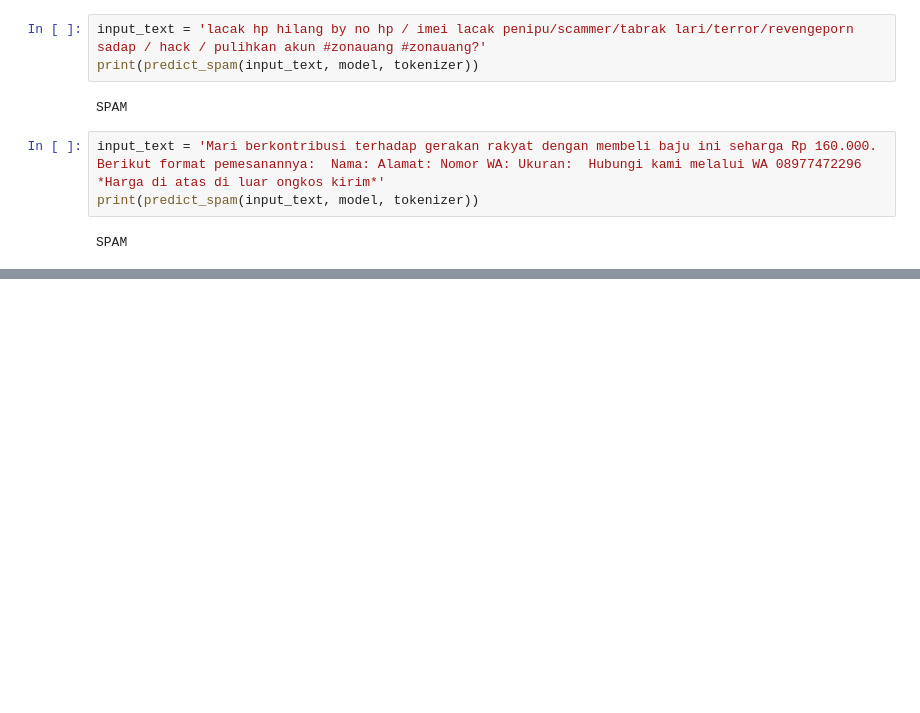
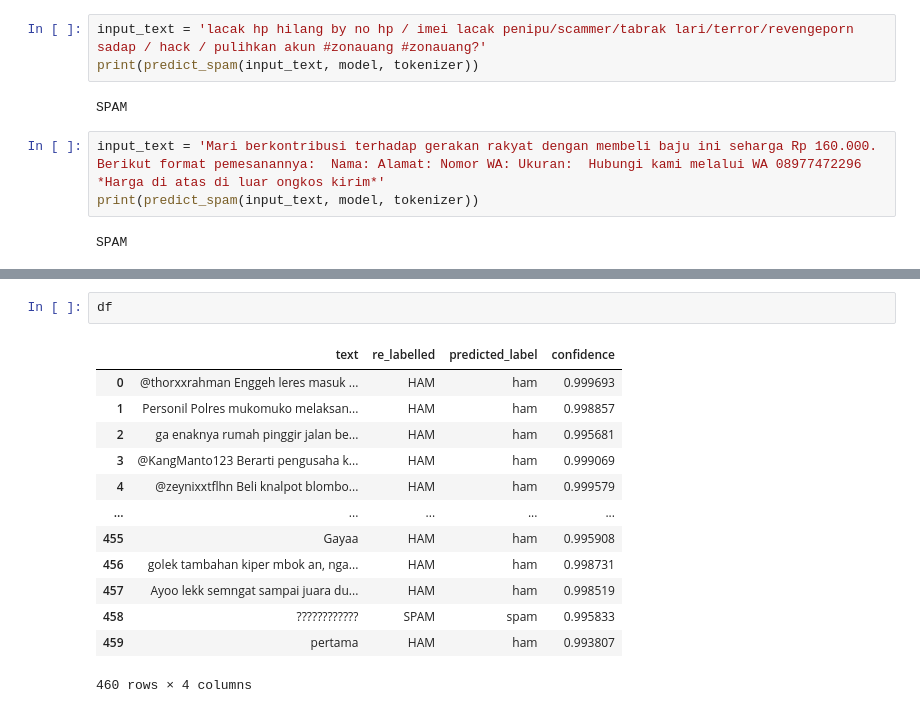
Before and after one commit to raihanhd12/NLP_explore, a Jupyter notebook: Re_Train_BERT_spam.ipynb, the cells around one changed output, grey strips where cells are left out. Drawn from its saved outputs; the diff is of its cells as text; blank space fills up the shorter version.

```diff
--- a/Re_Train_BERT_spam.ipynb
+++ b/Re_Train_BERT_spam.ipynb
@@ -330,0 +357,16 @@ SPAM
+# %%
+df
+# %% [output]
+|  | text | re_labelled | predicted_label | confidence |
+| 0 | @thorxxrahman Enggeh leres masuk ... | HAM | ham | 0.999693 |
+| 1 | Personil Polres mukomuko melaksan... | HAM | ham | 0.998857 |
+| 2 | ga enaknya rumah pinggir jalan be... | HAM | ham | 0.995681 |
+| 3 | @KangManto123 Berarti pengusaha k... | HAM | ham | 0.999069 |
+| 4 | @zeynixxtflhn Beli knalpot blombo... | HAM | ham | 0.999579 |
+| ... | ... | ... | ... | ... |
+| 455 | Gayaa | HAM | ham | 0.995908 |
+| 456 | golek tambahan kiper mbok an, nga... | HAM | ham | 0.998731 |
+| 457 | Ayoo lekk semngat sampai juara du... | HAM | ham | 0.998519 |
+| 458 | ???????????? | SPAM | spam | 0.995833 |
+| 459 | pertama | HAM | ham | 0.993807 |
+460 rows × 4 columns
```
Also changed, not shown: parts of 11 cells of this notebook, 2 other files.
